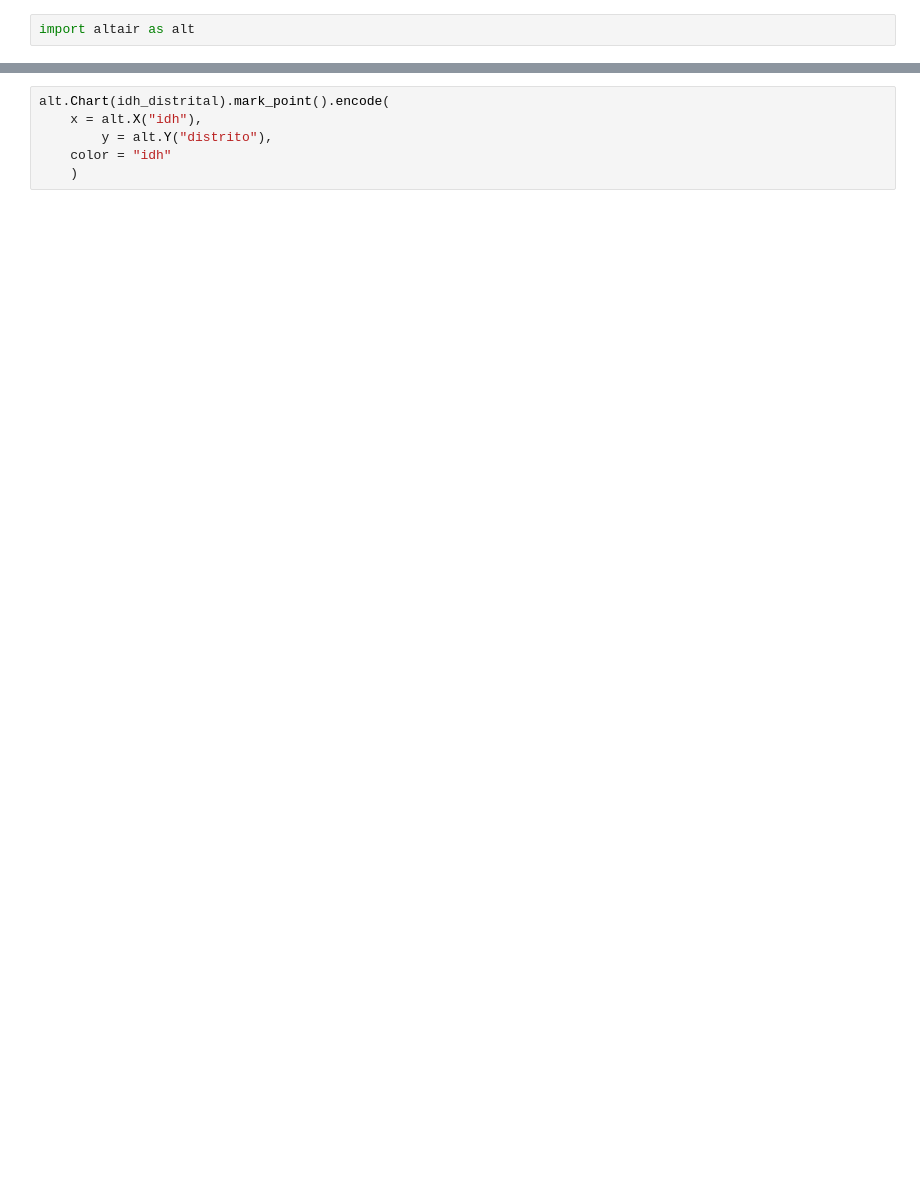
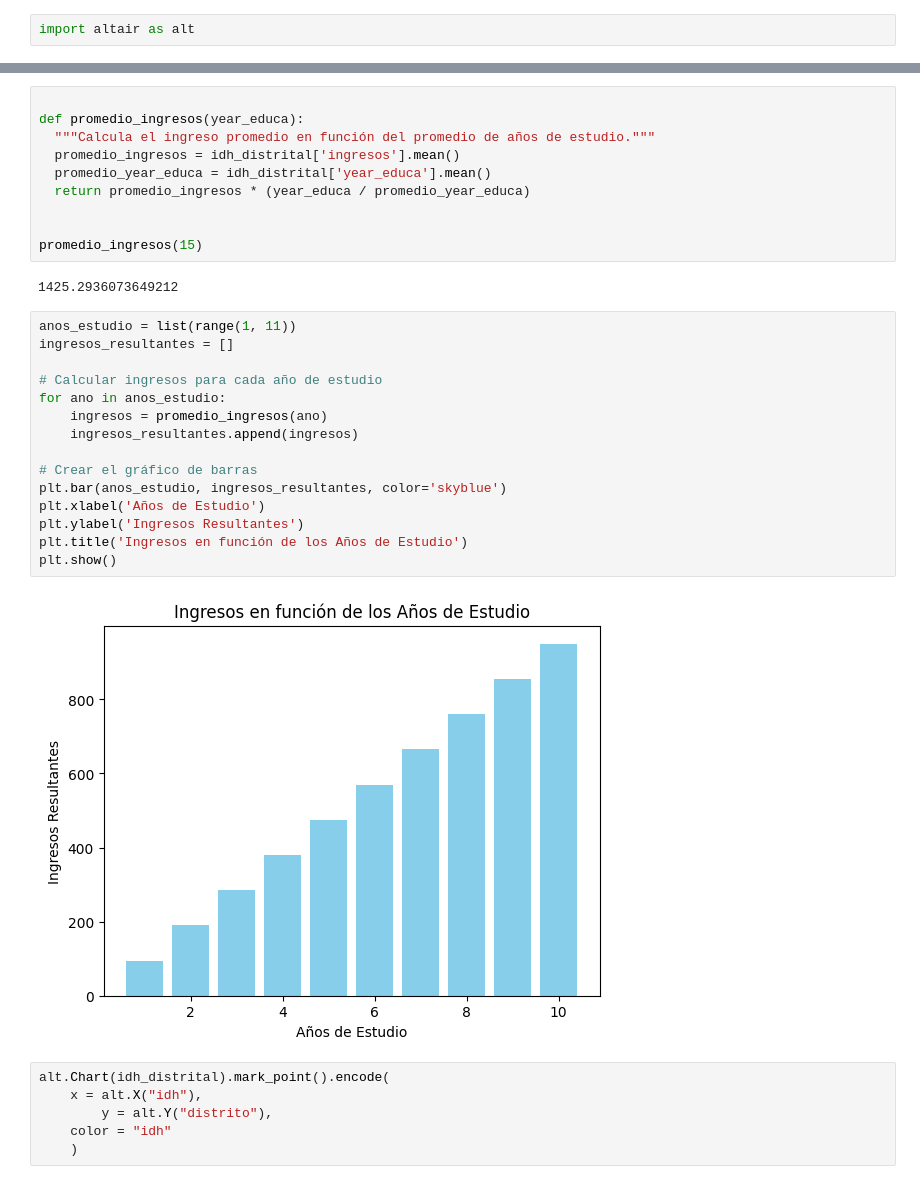
Before and after one commit to Qlab-2024-0/PROYECTO-1-FINAL, a Jupyter notebook: limpieza.ipynb, the cells around one changed output, grey strips where cells are left out. Cells and saved outputs as stored; diff of their text form; blank space fills up the shorter version.

```diff
--- a/limpieza.ipynb
+++ b/limpieza.ipynb
@@ -131,3 +140,32 @@ import altair as alt
+# %%
+
+def promedio_ingresos(year_educa):
+  """Calcula el ingreso promedio en función del promedio de años de estudio."""
+  promedio_ingresos = idh_distrital['ingresos'].mean()
+  promedio_year_educa = idh_distrital['year_educa'].mean()
+  return promedio_ingresos * (year_educa / promedio_year_educa)
+
+
+promedio_ingresos(15)
+# %% [output]
+1425.2936073649212
+# %%
+anos_estudio = list(range(1, 11))
+ingresos_resultantes = []
+
+# Calcular ingresos para cada año de estudio
+for ano in anos_estudio:
+    ingresos = promedio_ingresos(ano)
+    ingresos_resultantes.append(ingresos)
+
+# Crear el gráfico de barras
+plt.bar(anos_estudio, ingresos_resultantes, color='skyblue')
+plt.xlabel('Años de Estudio')
+plt.ylabel('Ingresos Resultantes')
+plt.title('Ingresos en función de los Años de Estudio')
+plt.show()
+# %% [output]
+[figure, added]
 # %%
 alt.Chart(idh_distrital).mark_point().encode(
     x = alt.X("idh"),
```
Also changed, not shown: parts of 4 cells of this notebook.
